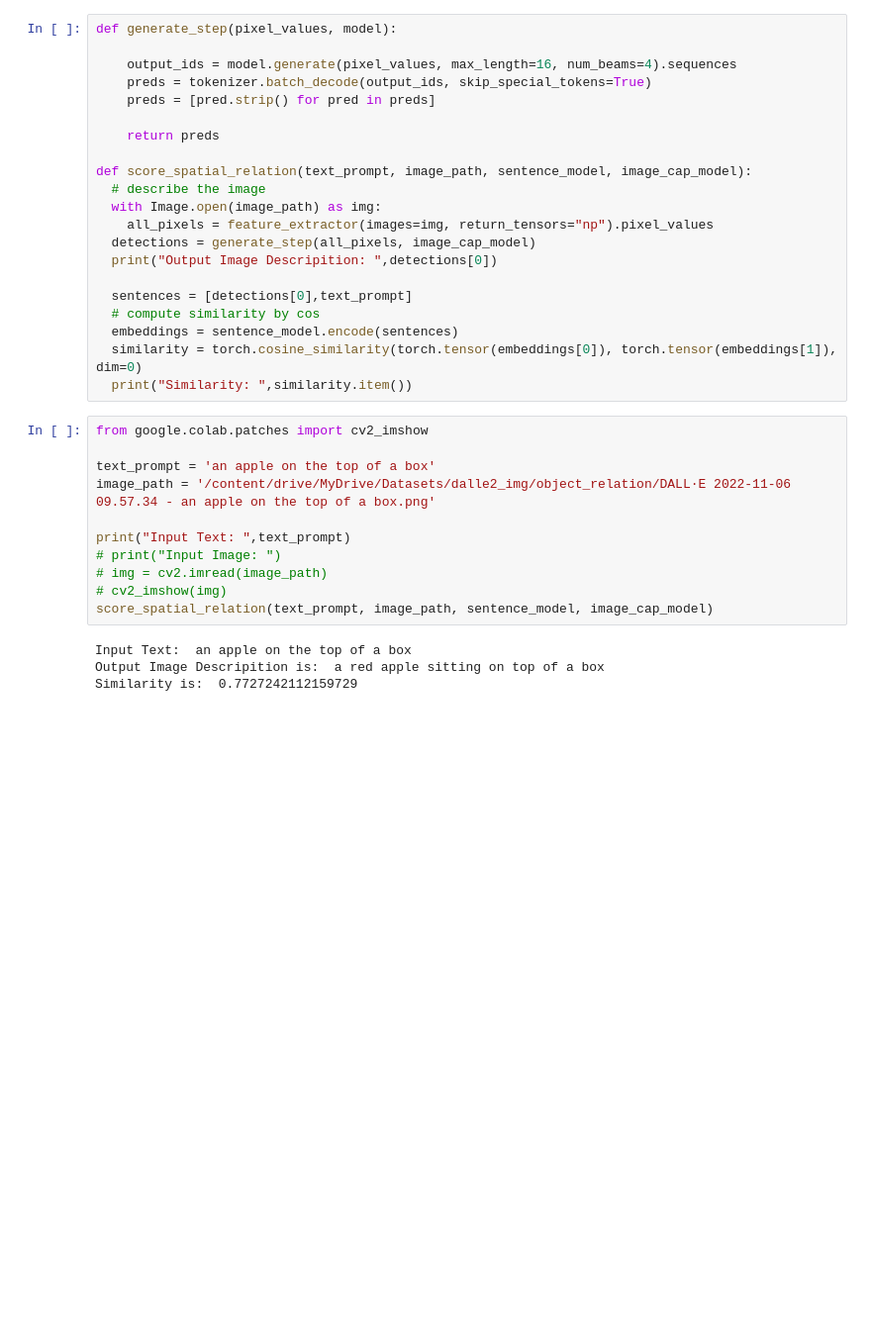
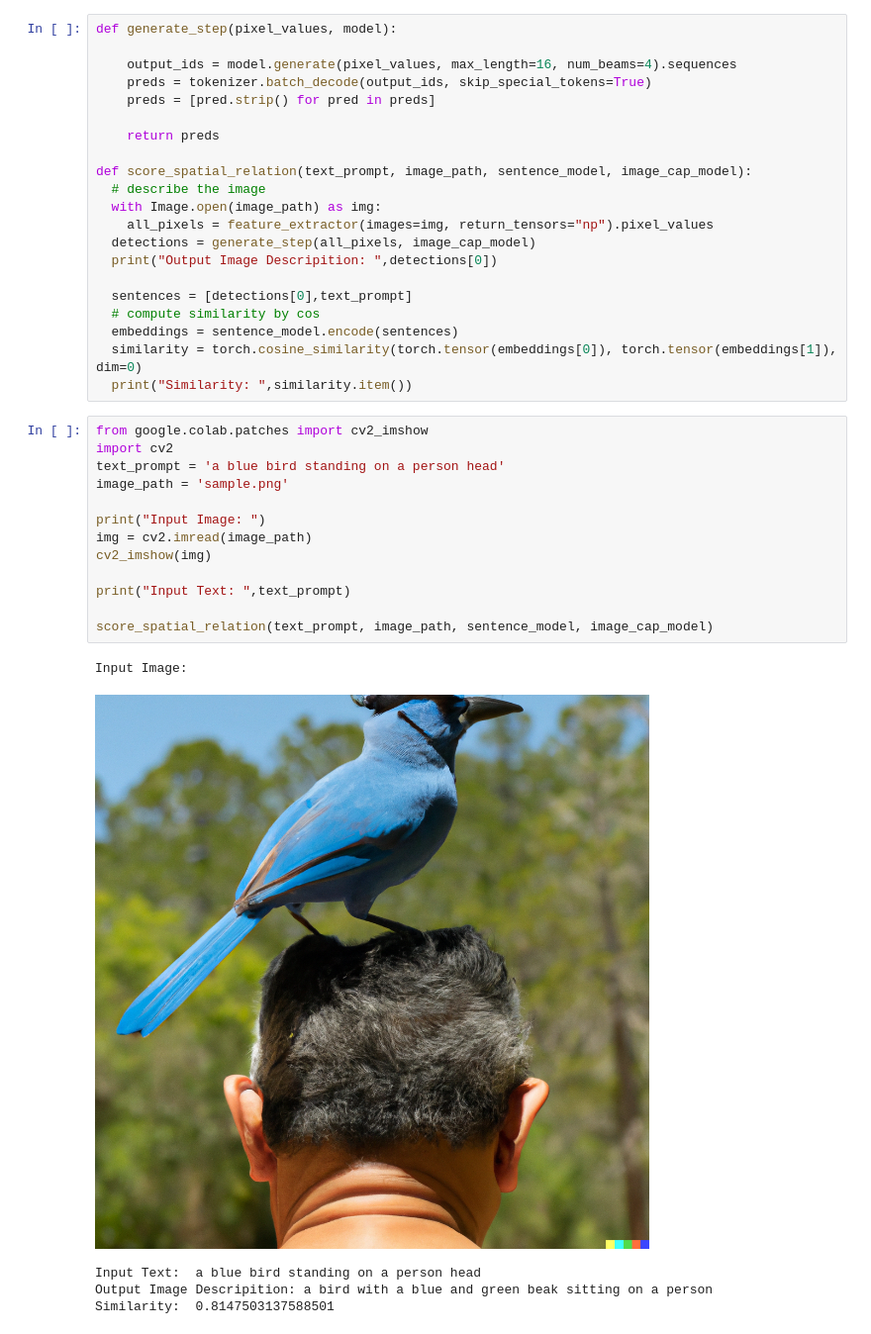
Before and after one commit to GawainNA/cs640_project, a Jupyter notebook: object_relationship.ipynb, the cells around one changed output. Shown at 99% size. Saved outputs shown, nothing was run; the diff lists cells and outputs as text; blank space fills up the shorter version.

```diff
--- a/object_relationship.ipynb
+++ b/object_relationship.ipynb
@@ -150,16 +60,20 @@ def score_spatial_relation(text_prompt, image_path, sentence_model, image_cap_mo
   print("Similarity: ",similarity.item())
 # %%
 from google.colab.patches import cv2_imshow
+import cv2
+text_prompt = 'a blue bird standing on a person head'
+image_path = 'sample.png'
 
-text_prompt = 'an apple on the top of a box'
-image_path = '/content/drive/MyDrive/Datasets/dalle2_img/object_relation/DALL·E 2022-11-06 09.57.34 - an apple on the top of a box.png'
+print("Input Image: ")
+img = cv2.imread(image_path)
+cv2_imshow(img)
 
 print("Input Text: ",text_prompt)
-# print("Input Image: ")
-# img = cv2.imread(image_path)
-# cv2_imshow(img)
+
 score_spatial_relation(text_prompt, image_path, sentence_model, image_cap_model)
 # %% [output]
-Input Text:  an apple on the top of a box
-Output Image Descripition is:  a red apple sitting on top of a box
-Similarity is:  0.7727242112159729
+Input Image:
+[figure, added]
+Input Text:  a blue bird standing on a person head
+Output Image Descripition: a bird with a blue and green beak sitting on a person
+Similarity:  0.8147503137588501
```
Also changed, not shown: parts of 5 cells of this notebook.
